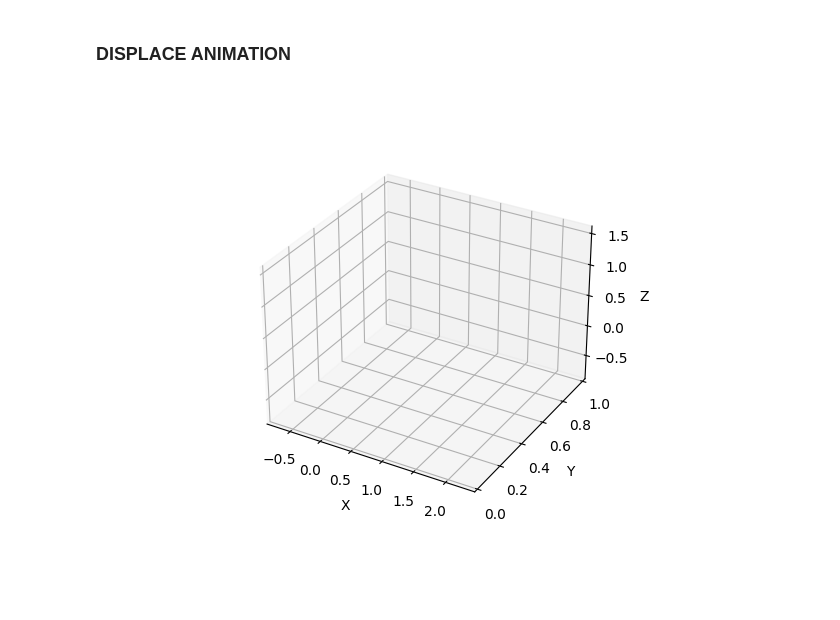
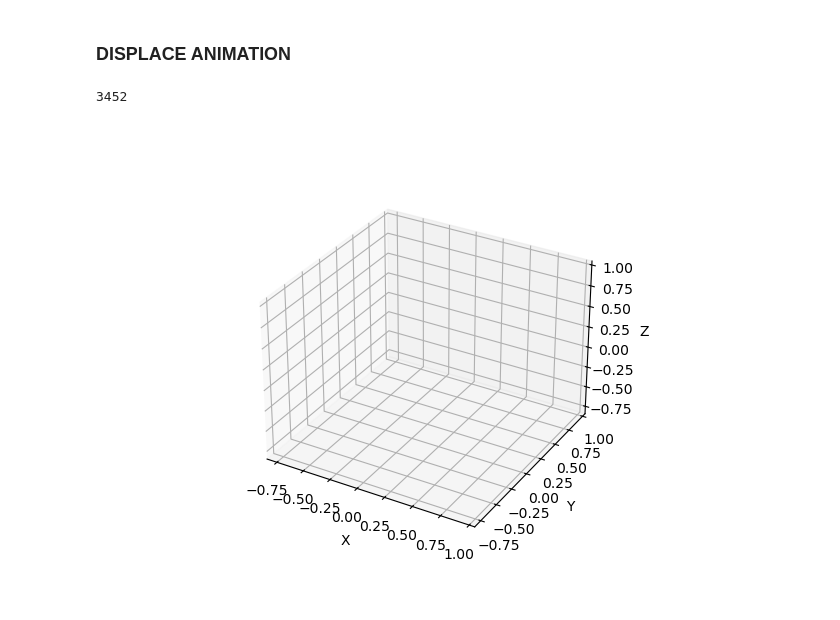
Before and after one commit to lorenzialessandro/CV-project, a Jupyter notebook: Task_1/notebook.ipynb, the cells around one changed output. Drawn from its saved outputs; the diff is of its cells as text; code cells hidden in the pictures.

```diff
--- a/Task_1/notebook.ipynb
+++ b/Task_1/notebook.ipynb
@@ -14,6 +14,7 @@ filename = "../material/60fps/ProvaRigidBody.csv"
 # %%
 # Read the file.
 take = csv.Take().readCSV(filename)
+
 
 # Print out some statistics
 print("Found rigid bodies:", take.rigid_bodies.keys())
@@ -21,18 +22,35 @@ print("Found rigid bodies:", take.rigid_bodies.keys())
 # Process the first rigid body into a set of planes.
 bodies = take.rigid_bodies
 
+
+
+
 bones_pos = []
+rigid_body_markers_pos = []
+markers_pos = []
 if len(bodies) > 0:
     for body in bodies:
         bones = take.rigid_bodies[body]
+        n_frames = bones.num_total_frames()
         bones_pos.append(bones.positions)
+        for marker in bones.rigid_body_markers.values():
+            rigid_body_markers_pos.append(marker.positions)
+        for marker in bones.rigid_body_markers.values():
+            markers_pos.append(marker.positions)
 
 # substitute with [0,0,0] 'None' values
-matrix = [[0,0,0] if elem is None else elem for elem in bones_pos[0]]
+# matrix = [[0,0,0] if elem is None else elem for elem in bones_pos[0]]
+points = bones_pos + rigid_body_markers_pos + markers_pos
+
+#points = [[0.0,0.0,0.0] if elem is None else elem for elem in markers for markers in points ]
+points = [[[0.0, 0.0, 0.0] if frame is None else frame for frame in markers] for markers in points]
+
 
 # Extract x, y, z coordinates from the data
-x = [point[0] for point in matrix]
-y = [point[1] for point in matrix]
-z = [point[2] for point in matrix]
+x = [point[0] for point in points]
+y = [point[1] for point in points]
+z = [point[2] for point in points]
+
+
 positions = np.array([x, y, z]).T
 # %% [output]
@@ -52,40 +58,42 @@ IndexError: list index out of range
 # %% [markdown]
 ### DISPLACE ANIMATION
 # %%
-n_frames = len(positions)
+
+print(n_frames)
 
 # Plot properties
 fig = plt.figure()
 ax = fig.add_subplot(projection='3d')
 
 ax.set_xlabel("X")
 ax.set_ylabel("Y")
 ax.set_zlabel('Z')
 
 ax.set_xlim(np.min(x), np.max(x))
 ax.set_ylim(np.min(y), np.max(y))
 ax.set_zlim(np.min(z), np.max(z))
 
 txt = fig.suptitle('')
 
 # initialize empty set of points
 points, = ax.plot([], [], [], "o")
 
 # define an animation function
 # this determines the plot's behavior at each frame
 def update(t, x, y, z, points):
     txt.set_text('frame={:d}'.format(t))
 
     # update properties
-    updated_positions = np.array(([x[t]], [y[t]], [z[t]]), dtype=float)
+    updated_positions = np.array((x[t], y[t], z[t]), dtype=float)
     points.set_data_3d(updated_positions)
 
     # return modified artists
     return points, txt
 
 ani=animation.FuncAnimation(fig, update, frames=n_frames, fargs=(x, y, z, points))
-#ani.save(filename="animations/animation.gif", writer="pillow", fps=60)
+# ani.save(filename="animations/animation.gif", writer="pillow", fps=60)
 
 plt.show()
 # %% [output]
+3452
-[figure, old version]
+[figure, new version]
```
Also changed, not shown: parts of 1 cell of this notebook, 2 other files.
